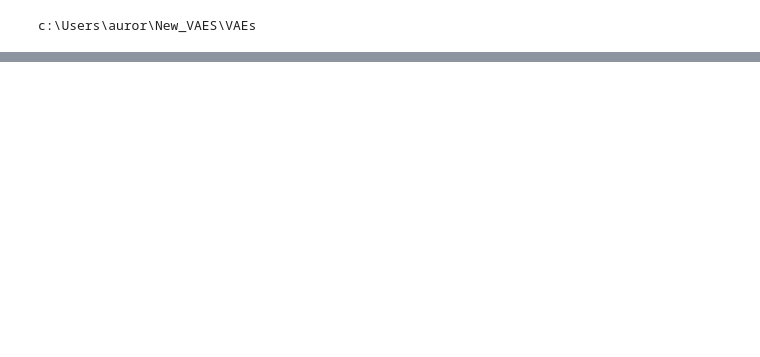
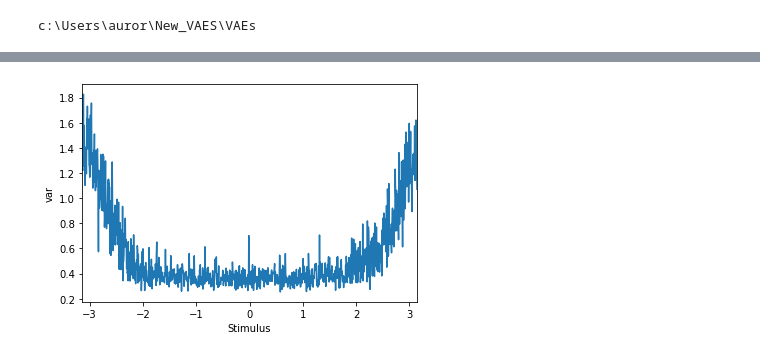
Before and after one commit to simonebmalerba/neural_VAE, a Jupyter notebook: ISING prior/Periodic_BC_Ising.ipynb, the cells around one changed output, grey strips where cells are left out. Saved outputs shown, nothing was run; the diff lists cells and outputs as text; code cells hidden in the pictures; blank space fills up the shorter version.

```diff
--- a/ISING prior/Periodic_BC_Ising.ipynb
+++ b/ISING prior/Periodic_BC_Ising.ipynb
@@ -79,0 +164,13 @@ modified_bessel = ModifiedBessel.apply
+# %%
+r= enc_circ.sample(x_fine,15)
+mu_dec,sigma2_dec = dec(r)
+x_ext = dec.sample(r,10)
+
+#variance of the decoder through the stimulus space
+with torch.no_grad():
+    plt.plot(x_fine,torch.sqrt(sigma2_dec.mean(dim=1)))
+    plt.ylabel("var")
+    plt.xlabel("Stimulus")
+    plt.xlim(-math.pi,math.pi)
+# %% [output]
+[figure, added]
```
Also changed, not shown: parts of 27 cells of this notebook, 3 other files.
